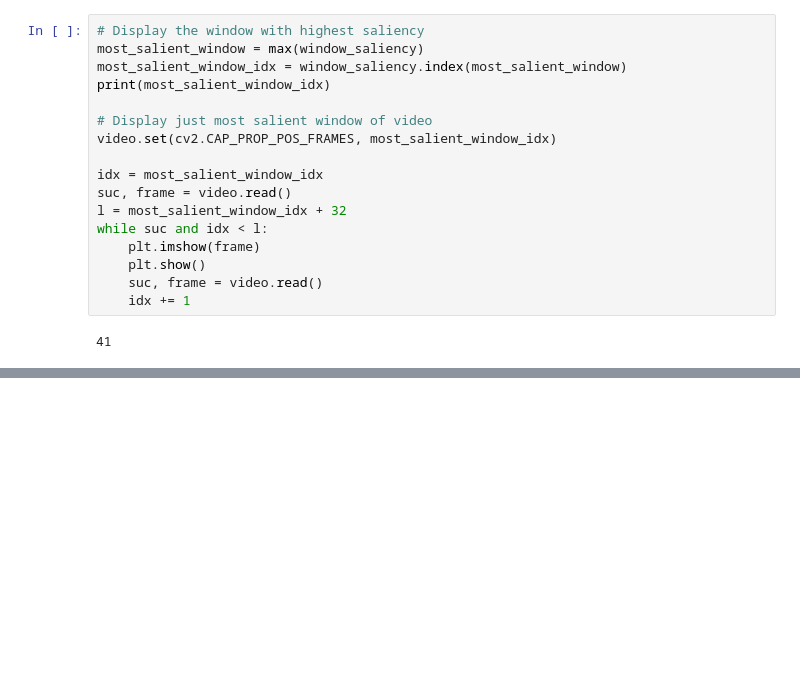
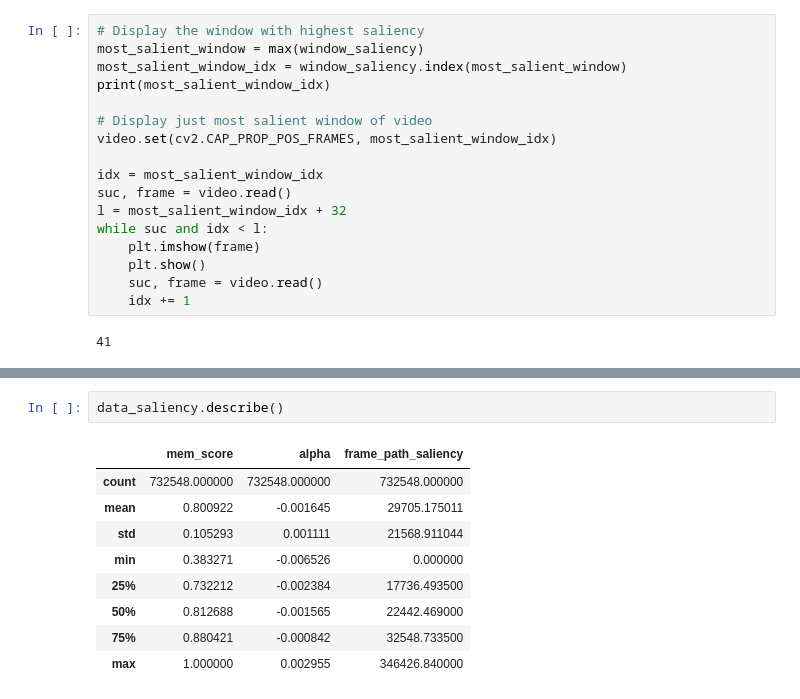
Before and after one commit to imartinf/multimemo, a Jupyter notebook: notebooks/compute_video_saliency.ipynb, the cells around one changed output, grey strips where cells are left out. Drawn from its saved outputs; the diff is of its cells as text; blank space fills up the shorter version.

```diff
--- a/notebooks/compute_video_saliency.ipynb
+++ b/notebooks/compute_video_saliency.ipynb
@@ -226,0 +241,12 @@ while suc and idx < l:
+# %%
+data_saliency.describe()
+# %% [output]
+|  | mem_score | alpha | frame_path_saliency |
+| count | 732548.000000 | 732548.000000 | 732548.000000 |
+| mean | 0.800922 | -0.001645 | 29705.175011 |
+| std | 0.105293 | 0.001111 | 21568.911044 |
+| min | 0.383271 | -0.006526 | 0.000000 |
+| 25% | 0.732212 | -0.002384 | 17736.493500 |
+| 50% | 0.812688 | -0.001565 | 22442.469000 |
+| 75% | 0.880421 | -0.000842 | 32548.733500 |
+| max | 1.000000 | 0.002955 | 346426.840000 |
```
Also changed, not shown: parts of 12 cells of this notebook, 7 other files.
